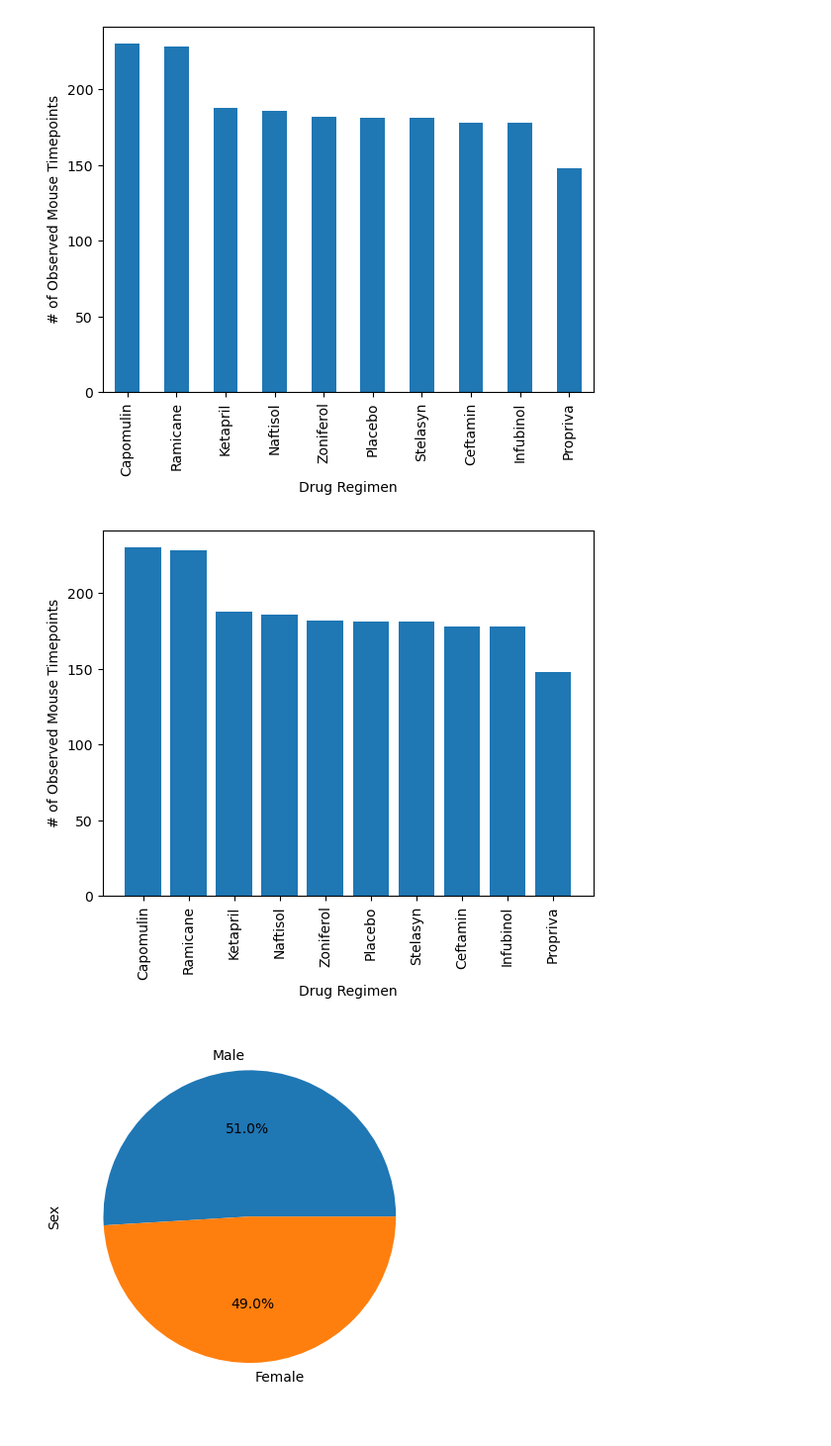
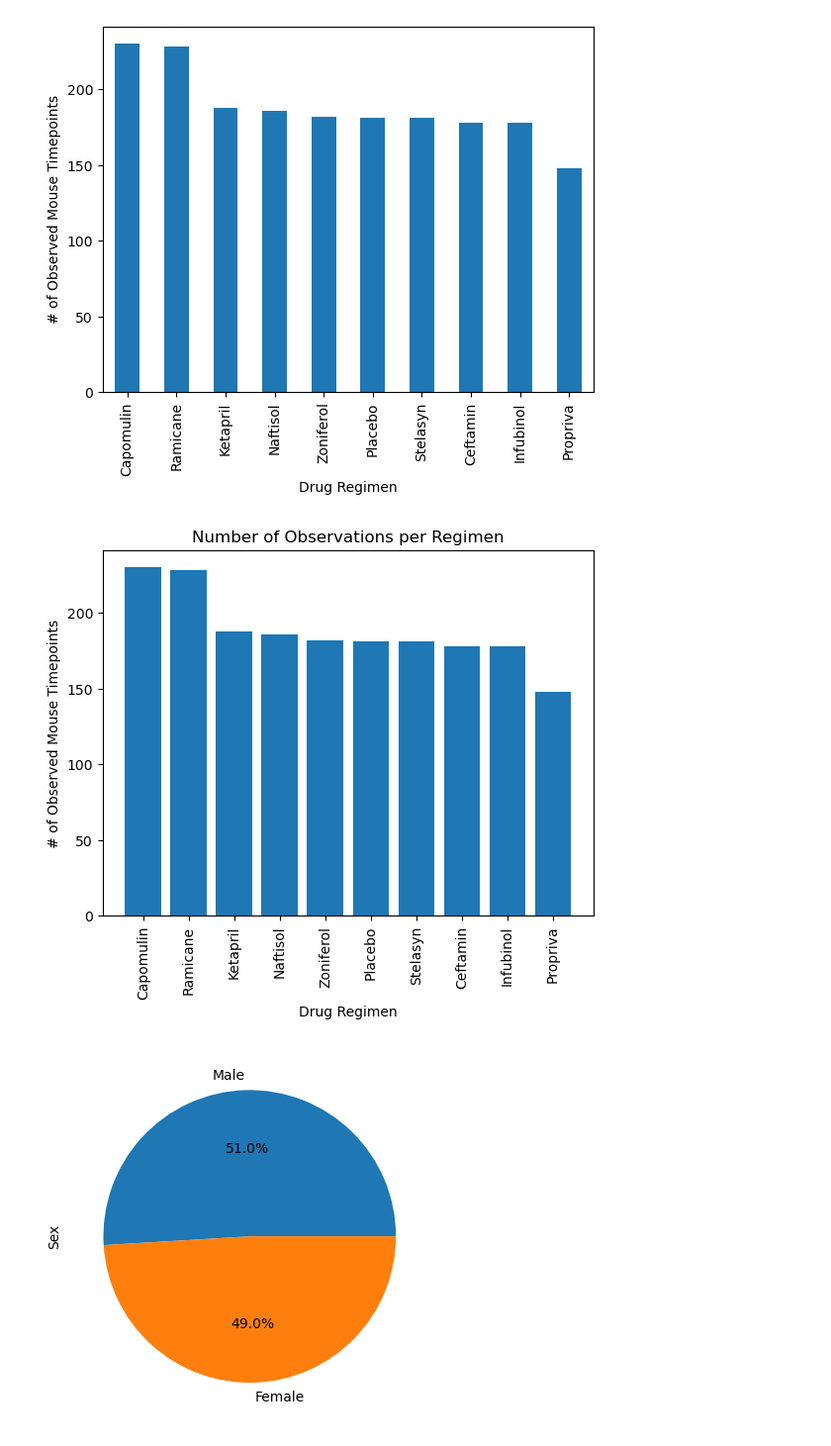
Before and after one commit to kgndirangu/pymaceuticlas, a Jupyter notebook: pymaceuticals_starter_KN.ipynb, the cells around one changed output. Shown at 99% size. Cells and saved outputs as stored; diff of their text form; code cells hidden in the pictures.

```diff
--- a/pymaceuticals_starter_KN.ipynb
+++ b/pymaceuticals_starter_KN.ipynb
@@ -151,14 +151,15 @@ plt.show()
 # %%
 # Generate a bar plot showing the total number of rows (Mouse ID/Timepoints) for each drug regimen using pyplot.
 
 # Create a bar chart based off of the group series from before
 
 plt.bar(x=timepoint.index, height=timepoint.values)
+plt.title("Number of Observations per Regimen")
 plt.xlabel("Drug Regimen")
 plt.ylabel("# of Observed Mouse Timepoints")
 plt.xticks(rotation = 90)
 plt.show()
 # %% [output]
-[figure, old version]
+[figure, new version]
 # %%
 # Generate a pie plot showing the distribution of female versus male mice using Pandas
```
Also changed, not shown: parts of 9 cells of this notebook.
